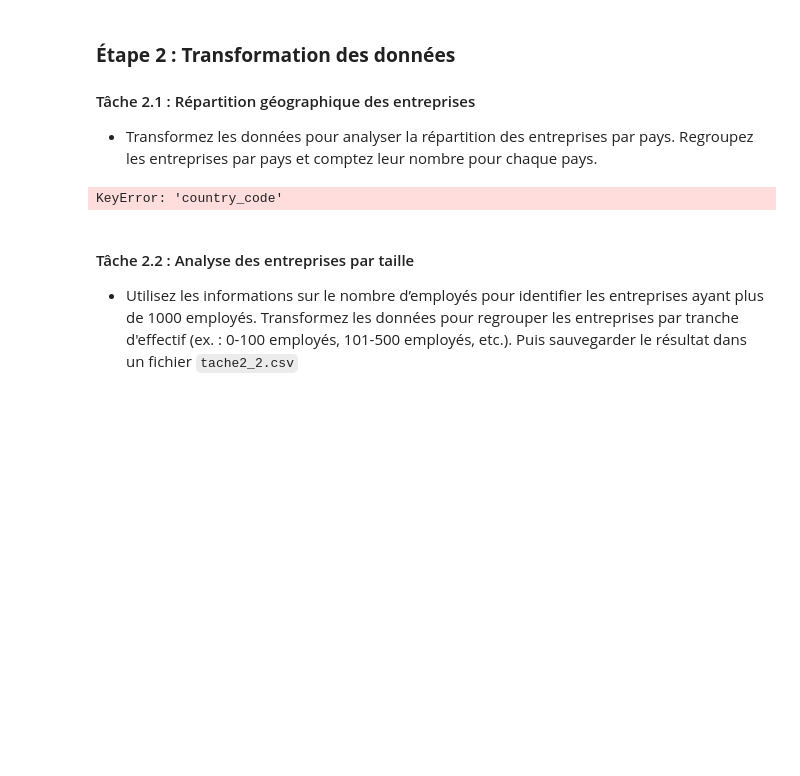
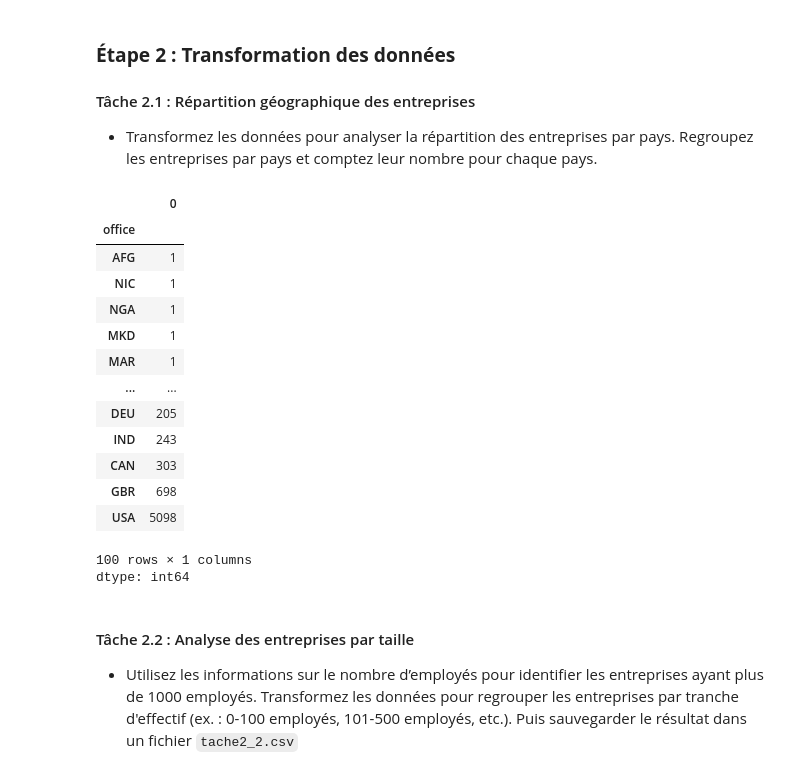
Before and after one commit to Schn777/tp2-collect-data-mongo, a Jupyter notebook: TP2_420_514.ipynb, the cells around one changed output. Cells and saved outputs as stored; diff of their text form; code cells hidden in the pictures; blank space fills up the shorter version.

````diff
--- a/TP2_420_514.ipynb
+++ b/TP2_420_514.ipynb
@@ -107,7 +102,6 @@ Pinged your deployment. You successfully connected to MongoDB!
     ```
   - Décrivez brièvement la structure des documents (champs et types de données).
 # %%
-companies = pd.DataFrame(db["companies"].find())
 companies.head(10)
 # %% [output]
 |  | _id | name | permalink | crunchbase_url | homepage_url | blog_url | blog_feed_url | twitter_username | ... |
@@ -164,10 +158,32 @@ companies[companies["founded_year"] > 2000].sort_values("founded_year")
 
 #### Tâche 2.1 : Répartition géographique des entreprises
 - Transformez les données pour analyser la répartition des entreprises par pays. Regroupez les entreprises par pays et comptez leur nombre pour chaque pays.
-# %%
-companies["offices"]
-# %% [output]
-KeyError: 'country_code'
+# %%
+companies_country = []
+for index, value in companies.iterrows():
+  office_list=[]
+  companies_country.append({"name": value["name"], "office": office_list})
+  for off in value["offices"]:
+    office_list.append(off["country_code"])
+dfc = pd.DataFrame(companies_country)
+comp_exploded = dfc.explode("office")
+comp_exploded.groupby("office").size().sort_values(ascending=True)
+# %% [output]
+|  | 0 |
+| office |  |
+| AFG | 1 |
+| NIC | 1 |
+| NGA | 1 |
+| MKD | 1 |
+| MAR | 1 |
+| ... | ... |
+| DEU | 205 |
+| IND | 243 |
+| CAN | 303 |
+| GBR | 698 |
+| USA | 5098 |
+100 rows × 1 columns
+dtype: int64
 # %% [markdown]
 #### Tâche 2.2 : Analyse des entreprises par taille
 - Utilisez les informations sur le nombre d’employés pour identifier les entreprises ayant plus de 1000 employés. Transformez les données pour regrouper les entreprises par tranche d'effectif (ex. : 0-100 employés, 101-500 employés, etc.).
````
Also changed, not shown: parts of 5 cells of this notebook.
